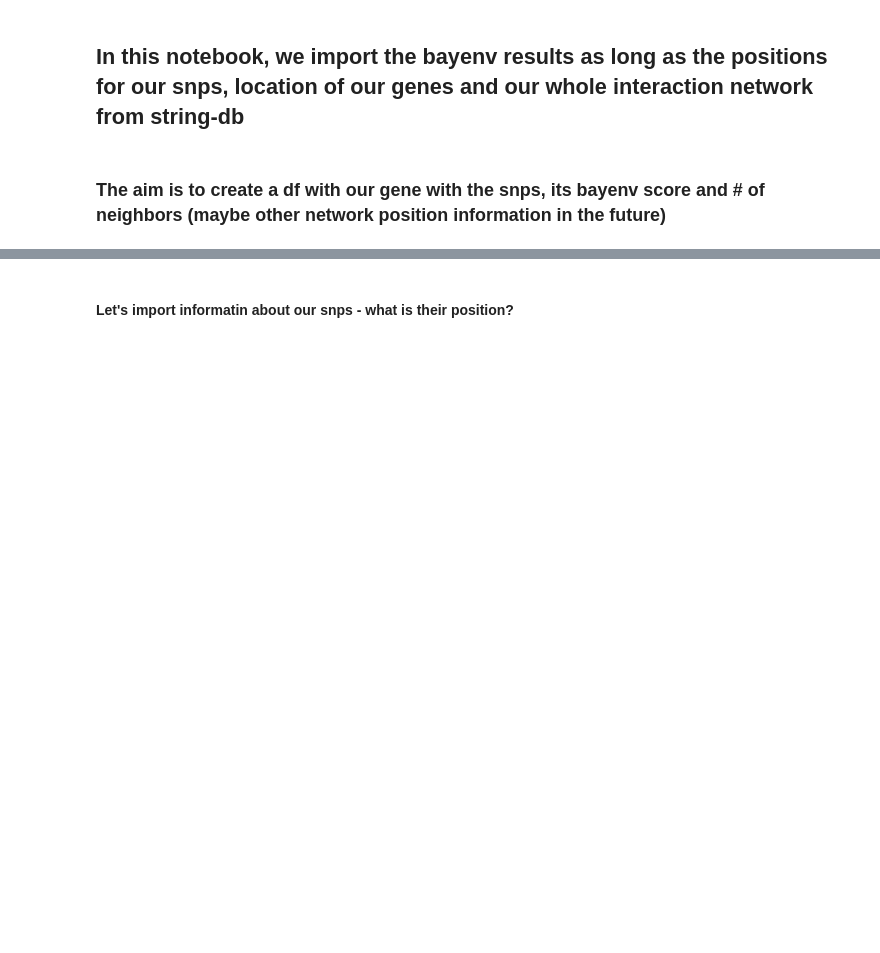
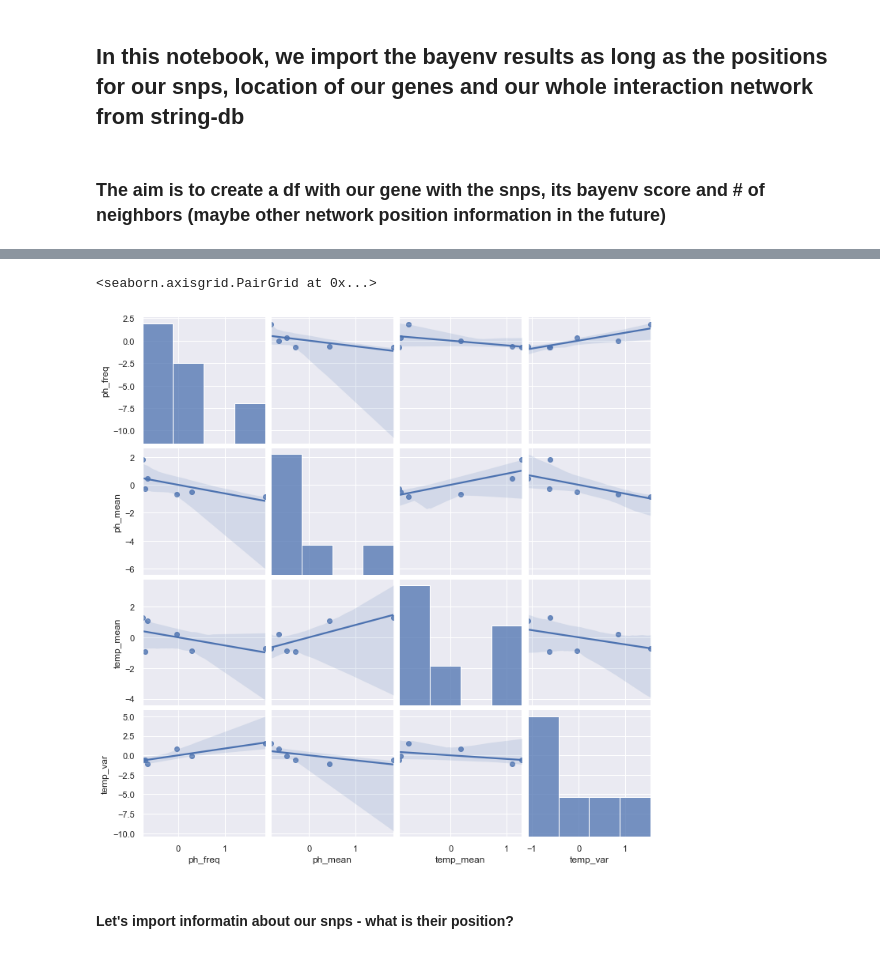
Before and after one commit to Cpetak/WGS, a Jupyter notebook: get_gene_from_snp.ipynb, the cells around one changed output, grey strips where cells are left out. Drawn from its saved outputs; the diff is of its cells as text; code cells hidden in the pictures; blank space fills up the shorter version.

```diff
--- a/get_gene_from_snp.ipynb
+++ b/get_gene_from_snp.ipynb
@@ -11,3 +22,8 @@ from sklearn.linear_model import LinearRegression
+# %%
+sns.pairplot(p, kind="reg")
+# %% [output]
+<seaborn.axisgrid.PairGrid at 0x...>
+[figure, added]
 # %% [markdown]
 #### Let's import informatin about our snps - what is their position?
 # %%
```
Also changed, not shown: parts of 35 cells of this notebook, 9 other files.
